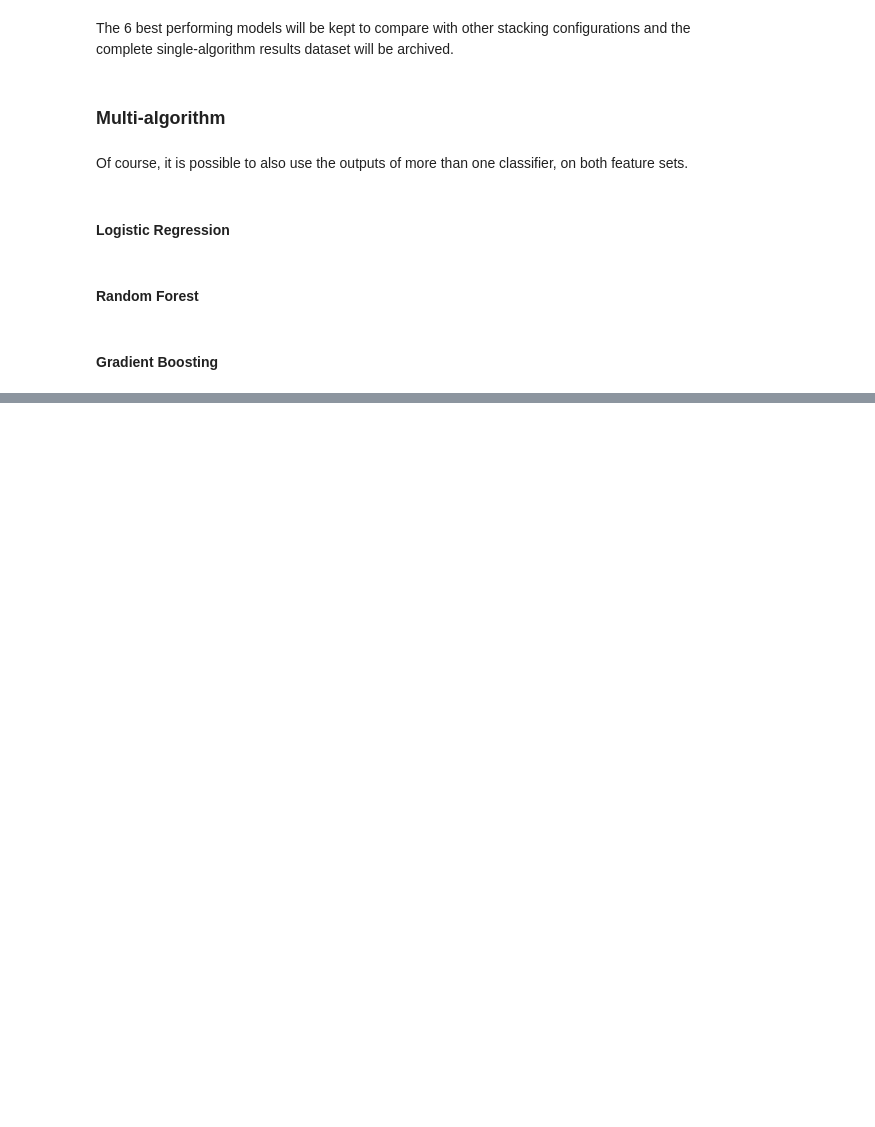
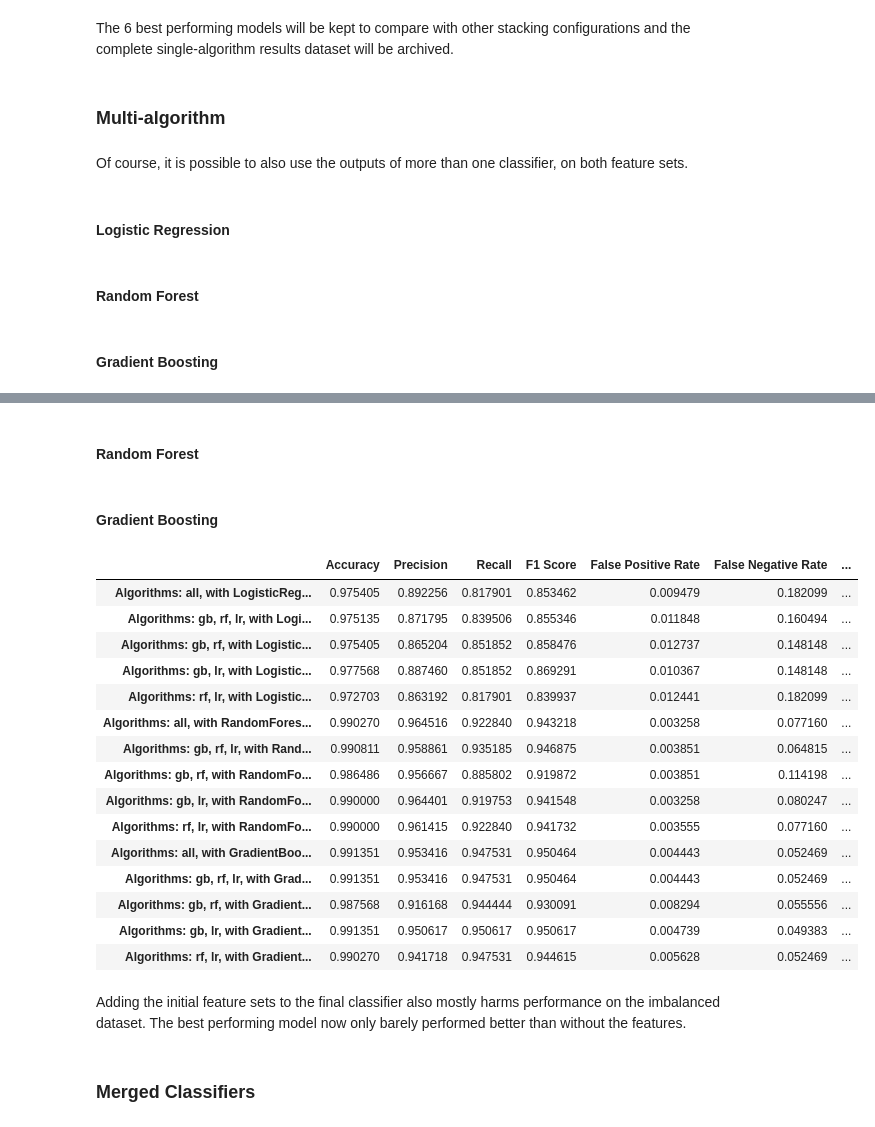
Before and after one commit to liakoyras/thesis-phishing-email-detection, a Jupyter notebook: Style and Content Classification.ipynb, the cells around one changed output, grey strips where cells are left out. Saved outputs shown, nothing was run; the diff lists cells and outputs as text; code cells hidden in the pictures; blank space fills up the shorter version.

```diff
--- a/Style and Content Classification.ipynb
+++ b/Style and Content Classification.ipynb
@@ -654,0 +871,2 @@ results_stacking_balanced_best.sort_values(by=['F1 Score'], ascending = [False])
+# %%
+results_stacking_imbalanced_append = pd.DataFrame()
@@ -654,0 +895,65 @@ results_stacking_balanced_best.sort_values(by=['F1 Score'], ascending = [False])
+# %% [markdown]
+#### Random Forest
+# %%
+stacked_clf = ml.train_stacked_models(stacking_models_imbalanced, train_feature_sets_imbalanced, style_train_imbalanced['target'], final_classifier=rf, exclude_models=[], append_features=True)
+stacked_preds = ml.test_stacked_models(stacking_models_imbalanced, test_feature_sets_imbalanced, style_test_imbalanced['target'], stacked_clf, exclude_models=[], append_features=True, result_row_name="Algorithms: all, with RandomForestClassifier (with appended features)")
+results_stacking_imbalanced_append = pd.concat([results_stacking_imbalanced_append, stacked_preds['results']])
+
+stacked_clf = ml.train_stacked_models(stacking_models_imbalanced, train_feature_sets_imbalanced, style_train_imbalanced['target'], final_classifier=rf, exclude_models=['dt', 'nb'], append_features=True)
+stacked_preds = ml.test_stacked_models(stacking_models_imbalanced, test_feature_sets_imbalanced, style_test_imbalanced['target'], stacked_clf, exclude_models=['dt', 'nb'], append_features=True)
+results_stacking_imbalanced_append = pd.concat([results_stacking_imbalanced_append, stacked_preds['results']])
+
+stacked_clf = ml.train_stacked_models(stacking_models_imbalanced, train_feature_sets_imbalanced, style_train_imbalanced['target'], final_classifier=rf, exclude_models=['dt', 'nb', 'lr'], append_features=True)
+stacked_preds = ml.test_stacked_models(stacking_models_imbalanced, test_feature_sets_imbalanced, style_test_imbalanced['target'], stacked_clf, exclude_models=['dt', 'nb', 'lr'], append_features=True)
+results_stacking_imbalanced_append = pd.concat([results_stacking_imbalanced_append, stacked_preds['results']])
+
+stacked_clf = ml.train_stacked_models(stacking_models_imbalanced, train_feature_sets_imbalanced, style_train_imbalanced['target'], final_classifier=rf, exclude_models=['dt', 'nb', 'rf'], append_features=True)
+stacked_preds = ml.test_stacked_models(stacking_models_imbalanced, test_feature_sets_imbalanced, style_test_imbalanced['target'], stacked_clf, exclude_models=['dt', 'nb', 'rf'], append_features=True)
+results_stacking_imbalanced_append = pd.concat([results_stacking_imbalanced_append, stacked_preds['results']])
+
+stacked_clf = ml.train_stacked_models(stacking_models_imbalanced, train_feature_sets_imbalanced, style_train_imbalanced['target'], final_classifier=rf, exclude_models=['dt', 'nb', 'gb'], append_features=True)
+stacked_preds = ml.test_stacked_models(stacking_models_imbalanced, test_feature_sets_imbalanced, style_test_imbalanced['target'], stacked_clf, exclude_models=['dt', 'nb', 'gb'], append_features=True)
+results_stacking_imbalanced_append = pd.concat([results_stacking_imbalanced_append, stacked_preds['results']])
+# %% [markdown]
+#### Gradient Boosting
+# %%
+stacked_clf = ml.train_stacked_models(stacking_models_imbalanced, train_feature_sets_imbalanced, style_train_imbalanced['target'], final_classifier=gb, exclude_models=[], append_features=True)
+stacked_preds = ml.test_stacked_models(stacking_models_imbalanced, test_feature_sets_imbalanced, style_test_imbalanced['target'], stacked_clf, exclude_models=[], append_features=True, result_row_name="Algorithms: all, with GradientBoostingClassifier (with appended features)")
+results_stacking_imbalanced_append = pd.concat([results_stacking_imbalanced_append, stacked_preds['results']])
+
+stacked_clf = ml.train_stacked_models(stacking_models_imbalanced, train_feature_sets_imbalanced, style_train_imbalanced['target'], final_classifier=gb, exclude_models=['dt', 'nb'], append_features=True)
+stacked_preds = ml.test_stacked_models(stacking_models_imbalanced, test_feature_sets_imbalanced, style_test_imbalanced['target'], stacked_clf, exclude_models=['dt', 'nb'], append_features=True)
+results_stacking_imbalanced_append = pd.concat([results_stacking_imbalanced_append, stacked_preds['results']])
+
+stacked_clf = ml.train_stacked_models(stacking_models_imbalanced, train_feature_sets_imbalanced, style_train_imbalanced['target'], final_classifier=gb, exclude_models=['dt', 'nb', 'lr'], append_features=True)
+stacked_preds = ml.test_stacked_models(stacking_models_imbalanced, test_feature_sets_imbalanced, style_test_imbalanced['target'], stacked_clf, exclude_models=['dt', 'nb', 'lr'], append_features=True)
+results_stacking_imbalanced_append = pd.concat([results_stacking_imbalanced_append, stacked_preds['results']])
+
+stacked_clf = ml.train_stacked_models(stacking_models_imbalanced, train_feature_sets_imbalanced, style_train_imbalanced['target'], final_classifier=gb, exclude_models=['dt', 'nb', 'rf'], append_features=True)
+stacked_preds = ml.test_stacked_models(stacking_models_imbalanced, test_feature_sets_imbalanced, style_test_imbalanced['target'], stacked_clf, exclude_models=['dt', 'nb', 'rf'], append_features=True)
+results_stacking_imbalanced_append = pd.concat([results_stacking_imbalanced_append, stacked_preds['results']])
+
+stacked_clf = ml.train_stacked_models(stacking_models_imbalanced, train_feature_sets_imbalanced, style_train_imbalanced['target'], final_classifier=gb, exclude_models=['dt', 'nb', 'gb'], append_features=True)
+stacked_preds = ml.test_stacked_models(stacking_models_imbalanced, test_feature_sets_imbalanced, style_test_imbalanced['target'], stacked_clf, exclude_models=['dt', 'nb', 'gb'], append_features=True)
+results_stacking_imbalanced_append = pd.concat([results_stacking_imbalanced_append, stacked_preds['results']])
+# %%
+results_stacking_imbalanced_append
+# %% [output]
+|  | Accuracy | Precision | Recall | F1 Score | False Positive Rate | False Negative Rate | ... |
+| Algorithms: all, with LogisticReg... | 0.975405 | 0.892256 | 0.817901 | 0.853462 | 0.009479 | 0.182099 | ... |
+| Algorithms: gb, rf, lr, with Logi... | 0.975135 | 0.871795 | 0.839506 | 0.855346 | 0.011848 | 0.160494 | ... |
+| Algorithms: gb, rf, with Logistic... | 0.975405 | 0.865204 | 0.851852 | 0.858476 | 0.012737 | 0.148148 | ... |
+| Algorithms: gb, lr, with Logistic... | 0.977568 | 0.887460 | 0.851852 | 0.869291 | 0.010367 | 0.148148 | ... |
+| Algorithms: rf, lr, with Logistic... | 0.972703 | 0.863192 | 0.817901 | 0.839937 | 0.012441 | 0.182099 | ... |
+| Algorithms: all, with RandomFores... | 0.990270 | 0.964516 | 0.922840 | 0.943218 | 0.003258 | 0.077160 | ... |
+| Algorithms: gb, rf, lr, with Rand... | 0.990811 | 0.958861 | 0.935185 | 0.946875 | 0.003851 | 0.064815 | ... |
+| Algorithms: gb, rf, with RandomFo... | 0.986486 | 0.956667 | 0.885802 | 0.919872 | 0.003851 | 0.114198 | ... |
+| Algorithms: gb, lr, with RandomFo... | 0.990000 | 0.964401 | 0.919753 | 0.941548 | 0.003258 | 0.080247 | ... |
+| Algorithms: rf, lr, with RandomFo... | 0.990000 | 0.961415 | 0.922840 | 0.941732 | 0.003555 | 0.077160 | ... |
+| Algorithms: all, with GradientBoo... | 0.991351 | 0.953416 | 0.947531 | 0.950464 | 0.004443 | 0.052469 | ... |
+| Algorithms: gb, rf, lr, with Grad... | 0.991351 | 0.953416 | 0.947531 | 0.950464 | 0.004443 | 0.052469 | ... |
+| Algorithms: gb, rf, with Gradient... | 0.987568 | 0.916168 | 0.944444 | 0.930091 | 0.008294 | 0.055556 | ... |
+| Algorithms: gb, lr, with Gradient... | 0.991351 | 0.950617 | 0.950617 | 0.950617 | 0.004739 | 0.049383 | ... |
+| Algorithms: rf, lr, with Gradient... | 0.990270 | 0.941718 | 0.947531 | 0.944615 | 0.005628 | 0.052469 | ... |
+# %% [markdown]
+Adding the initial feature sets to the final classifier also mostly harms performance on the imbalanced dataset. The best performing model now only barely performed better than without the features.
@@ -654,0 +964,2 @@ results_stacking_balanced_best.sort_values(by=['F1 Score'], ascending = [False])
+# %% [markdown]
+### Merged Classifiers
```
Also changed, not shown: parts of 122 cells of this notebook.
